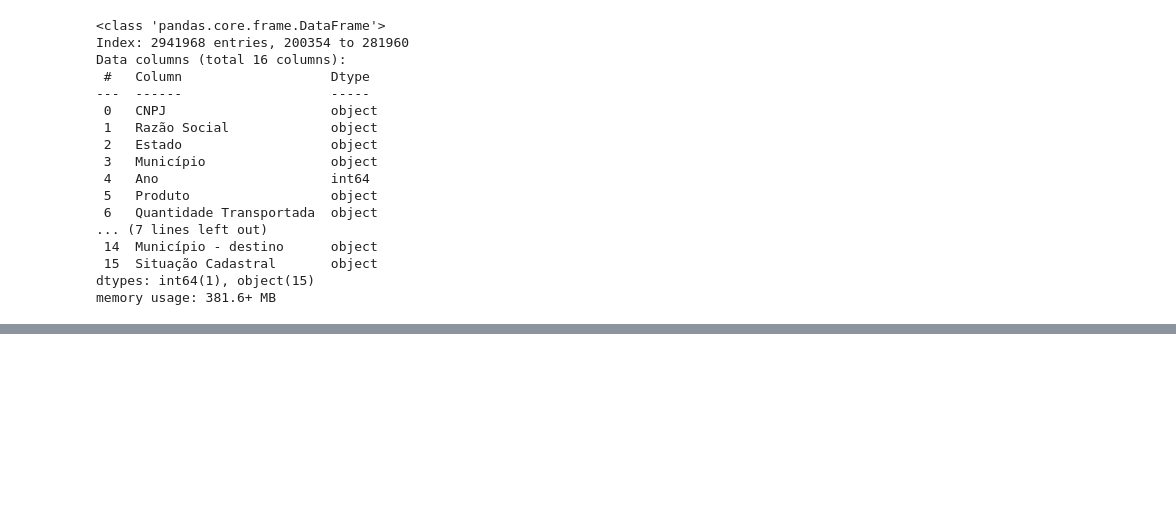
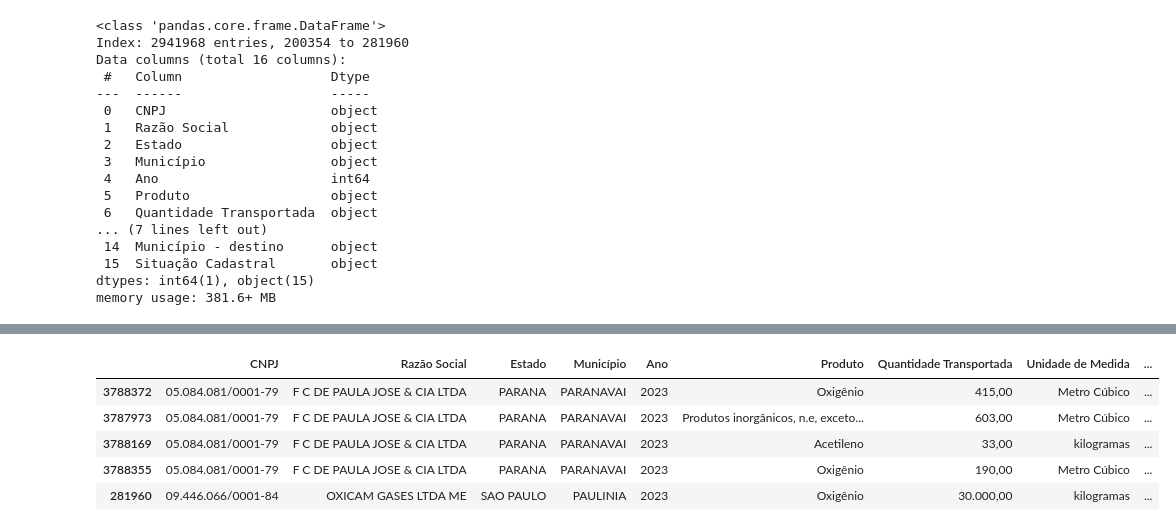
Before and after one commit to Lucasdz-7/Projeto-Integrador-2, a Jupyter notebook: CódigoAPi2.ipynb, the cells around one changed output, grey strips where cells are left out. Saved outputs shown, nothing was run; the diff lists cells and outputs as text; code cells hidden in the pictures; blank space fills up the shorter version.

```diff
--- a/CódigoAPi2.ipynb
+++ b/CódigoAPi2.ipynb
@@ -75,0 +86,9 @@ memory usage: 381.6+ MB
+# %%
+Dados_IBAMA_2013a2023.tail(5)
+# %% [output]
+|  | CNPJ | Razão Social | Estado | Município | Ano | Produto | Quantidade Transportada | Unidade de Medida | ... |
+| 3788372 | 05.084.081/0001-79 | F C DE PAULA JOSE & CIA LTDA | PARANA | PARANAVAI | 2023 | Oxigênio | 415,00 | Metro Cúbico | ... |
+| 3787973 | 05.084.081/0001-79 | F C DE PAULA JOSE & CIA LTDA | PARANA | PARANAVAI | 2023 | Produtos inorgânicos, n.e, exceto... | 603,00 | Metro Cúbico | ... |
+| 3788169 | 05.084.081/0001-79 | F C DE PAULA JOSE & CIA LTDA | PARANA | PARANAVAI | 2023 | Acetileno | 33,00 | kilogramas | ... |
+| 3788355 | 05.084.081/0001-79 | F C DE PAULA JOSE & CIA LTDA | PARANA | PARANAVAI | 2023 | Oxigênio | 190,00 | Metro Cúbico | ... |
+| 281960 | 09.446.066/0001-84 | OXICAM GASES LTDA ME | SAO PAULO | PAULINIA | 2023 | Oxigênio | 30.000,00 | kilogramas | ... |
```
Also changed, not shown: parts of 4 cells of this notebook.
